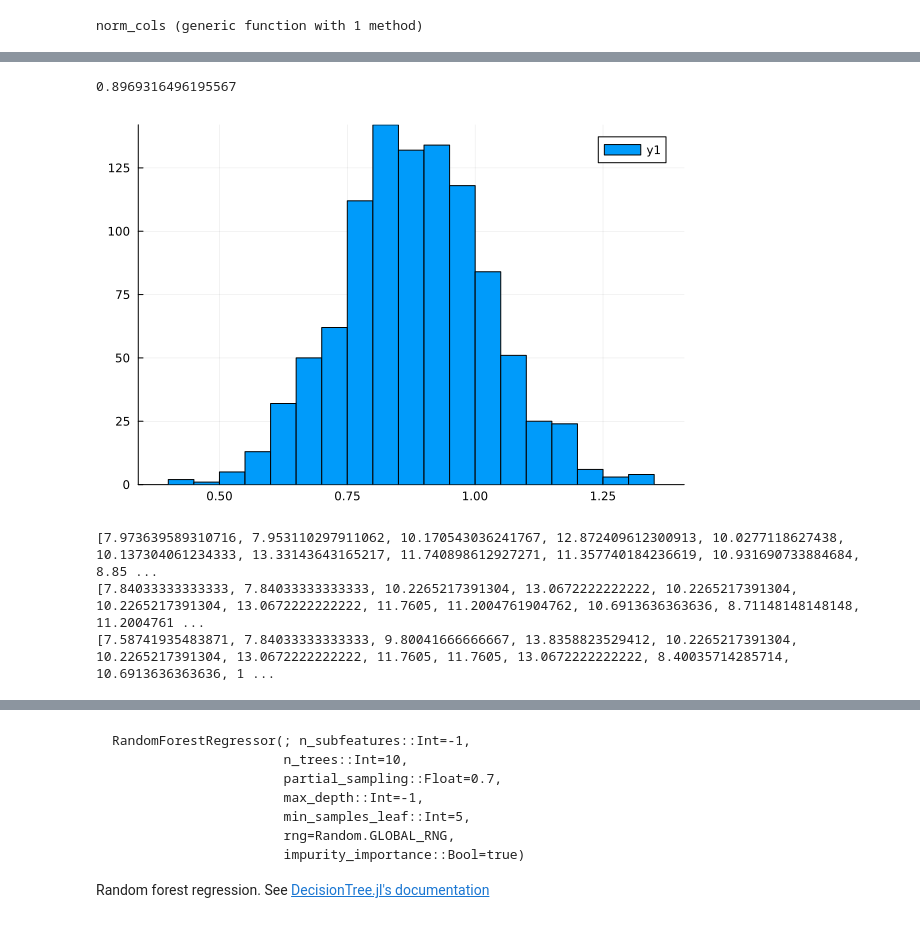
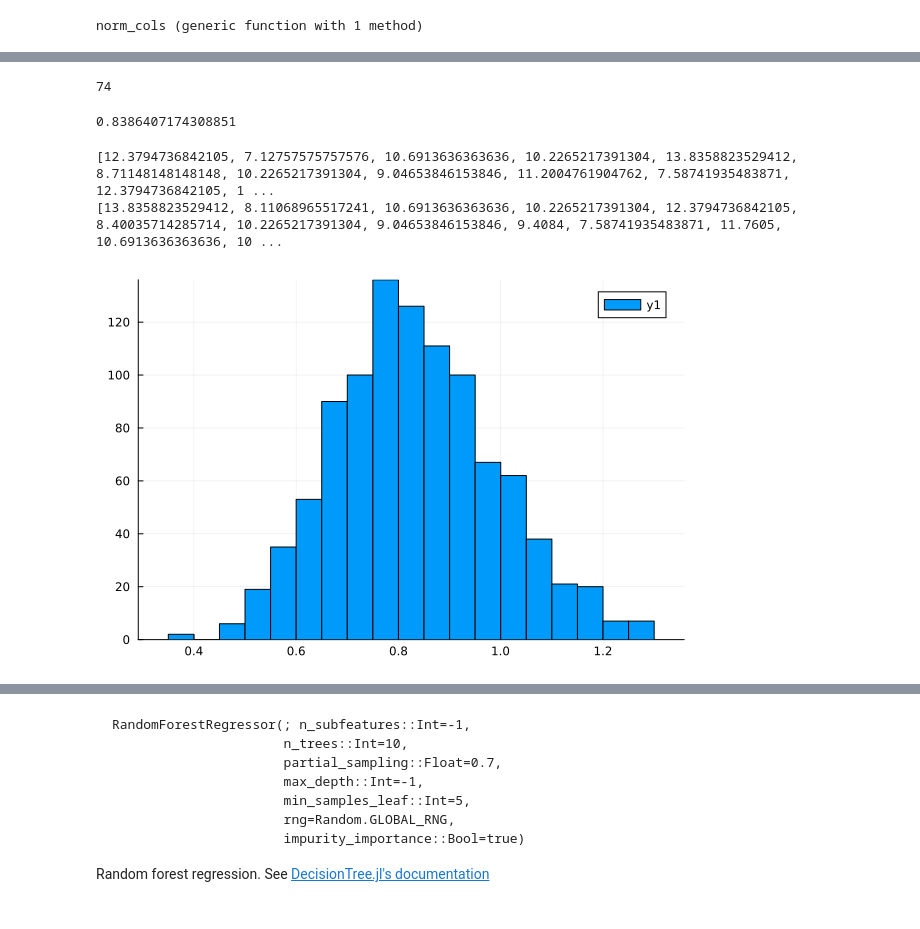
Before and after one commit to Antoine-Lafrance/concours-mth3302, a Jupyter notebook: antoine5.ipynb, the cells around one changed output, grey strips where cells are left out. Saved outputs shown, nothing was run; the diff lists cells and outputs as text; code cells hidden in the pictures.

```diff
--- a/antoine5.ipynb
+++ b/antoine5.ipynb
@@ -14,7 +14,7 @@ first(trainData, 5)
 | 4 | 2023 | voiture_deux_places | 8 | 5 | integrale | automatique | 13,0672222222222 |
 | 5 | 2022 | voiture_moyenne | 8 | 4,4 | integrale | automatique | 13,8358823529412 |
 # %%
-#= trainData.consommation = parse.(Float64,replace.(trainData.consommation, "," => ".")) =#
+trainData.consommation = parse.(Float64,replace.(trainData.consommation, "," => "."))
 trainData.cylindree = parse.(Float64,replace.(trainData.cylindree, "," => "."))
 
 testData.cylindree = parse.(Float64,replace.(testData.cylindree, "," => "."))
@@ -128,0 +155,8 @@ norm_cols (generic function with 1 method)
+# %%
+#= trainData[trainData.annee .== 2014 .&& trainData.type .== "voiture_sous_compacte", :]
+ =#
+#fuse duplicates in trainData and conommation by mean
+#= trainData = by(trainData, [:consommation, :cylindree, :volume_gaz, :type, :transmission, :boite, :nombre_cylindres], df -> DataFrame(prix = mean(df.prix), annee = mean(df.annee)))
+ =#
+trainData = combine(x -> mean(x.consommation), groupby(trainData, [ :annee, :cylindree, :volume_gaz, :type, :transmission, :boite, :nombre_cylindres]))
+rename!(trainData, :x1 => :consommation)
@@ -129,7 +211,9 @@ norm_cols (generic function with 1 method)
 # %%
-#encoded_train = trainData
-encoded_train = encode_data(encoded_train)
-encoded_train = removeRows(encoded_train)
+encoded_train = trainData
+#encoded_train = unique(encoded_train)
+#encoded_train = encode_data(encoded_train)
+#encoded_train = removeRows(encoded_train)
+#encoded_train.consommation = encode_class(trainData)
 
 #encoded_train.cylindree = encoded_train.cylindree .- minimum(encoded_train.cylindree)
 #encoded_train.volume_gaz = encoded_train.volume_gaz .- minimum(encoded_train.volume_gaz)
@@ -175,3 +236,8 @@ encoded_train
+# %%
+#le nb de Missing dans le train et le test
+ismissing.(testData.consommation) |> sum
+# %% [output]
+74
 # %%
     train, test= train_test_split(encoded_train)
 
@@ -181,37 +247,38 @@ encoded_train
     y_test = test.consommation
 
 
-    model = RandomForestClassifier(n_subfeatures=12, n_trees=10,min_samples_leaf=1,min_purity_increase=0.0, max_depth=10, min_samples_split=6)
+    model = RandomForestClassifier()
     DecisionTree.fit!(model, X_train, y_train)
     y_pred = DecisionTree.predict(model, X_test)
-    sqrt(mean((y_pred - test.consommation).^2))
+    #rmse
+    println(sqrt(mean((y_pred .- y_test).^2)))
+    #sqrt(mean((decode_class(y_pred) - decode_class(test.consommation)).^2))
 # %% [output]
-0.8969316496195567
+0.8386407174308851
+# %%
+println(decode_class(y_pred))
+println(decode_class(test.consommation))
+# %% [output]
+[12.3794736842105, 7.12757575757576, 10.6913636363636, 10.2265217391304, 13.8358823529412, 8.71148148148148, 10.2265217391304, 9.04653846153846, 11.2004761904762, 7.58741935483871, 12.3794736842105, 1 ...
+[13.8358823529412, 8.11068965517241, 10.6913636363636, 10.2265217391304, 12.3794736842105, 8.40035714285714, 10.2265217391304, 9.04653846153846, 9.4084, 7.58741935483871, 11.7605, 10.6913636363636, 10 ...
 # %%
 n = []
 for i in 1:1000
     train, test= train_test_split(encoded_train,0.1)
 
     X_train =  Matrix(train[:, Not(:consommation)])
     y_train = train.consommation
     X_test = Matrix(test[:, Not(:consommation)])
     y_test = test.consommation
 
 
     model = RandomForestClassifier(n_subfeatures=6, n_trees=10,min_samples_leaf=1,min_purity_increase=0.0, max_depth=10, min_samples_split=6)
     DecisionTree.fit!(model, X_train, y_train)
     y_pred = DecisionTree.predict(model, X_test)
-    push!(n,sqrt(mean((y_pred - test.consommation).^2)))
-
+    #= push!(n,sqrt(mean((decode_class(y_pred) - decode_class(test.consommation)).^2)))
+ =#
+    push!(n,sqrt(mean((y_pred .- y_test).^2)))
 end
 histogram(n)
 # %% [output]
-[figure, old version]
+[figure, new version]
-# %%
-println(y_pred)
-println(y_pred_adjusted)
-println(test.consommation)
-# %% [output]
-[7.973639589310716, 7.953110297911062, 10.170543036241767, 12.872409612300913, 10.0277118627438, 10.137304061234333, 13.33143643165217, 11.740898612927271, 11.357740184236619, 10.931690733884684, 8.85 ...
-[7.84033333333333, 7.84033333333333, 10.2265217391304, 13.0672222222222, 10.2265217391304, 10.2265217391304, 13.0672222222222, 11.7605, 11.2004761904762, 10.6913636363636, 8.71148148148148, 11.2004761 ...
-[7.58741935483871, 7.84033333333333, 9.80041666666667, 13.8358823529412, 10.2265217391304, 10.2265217391304, 13.0672222222222, 11.7605, 11.7605, 13.0672222222222, 8.40035714285714, 10.6913636363636, 1 ...
```
Also changed, not shown: parts of 14 cells of this notebook, 1 other file.
